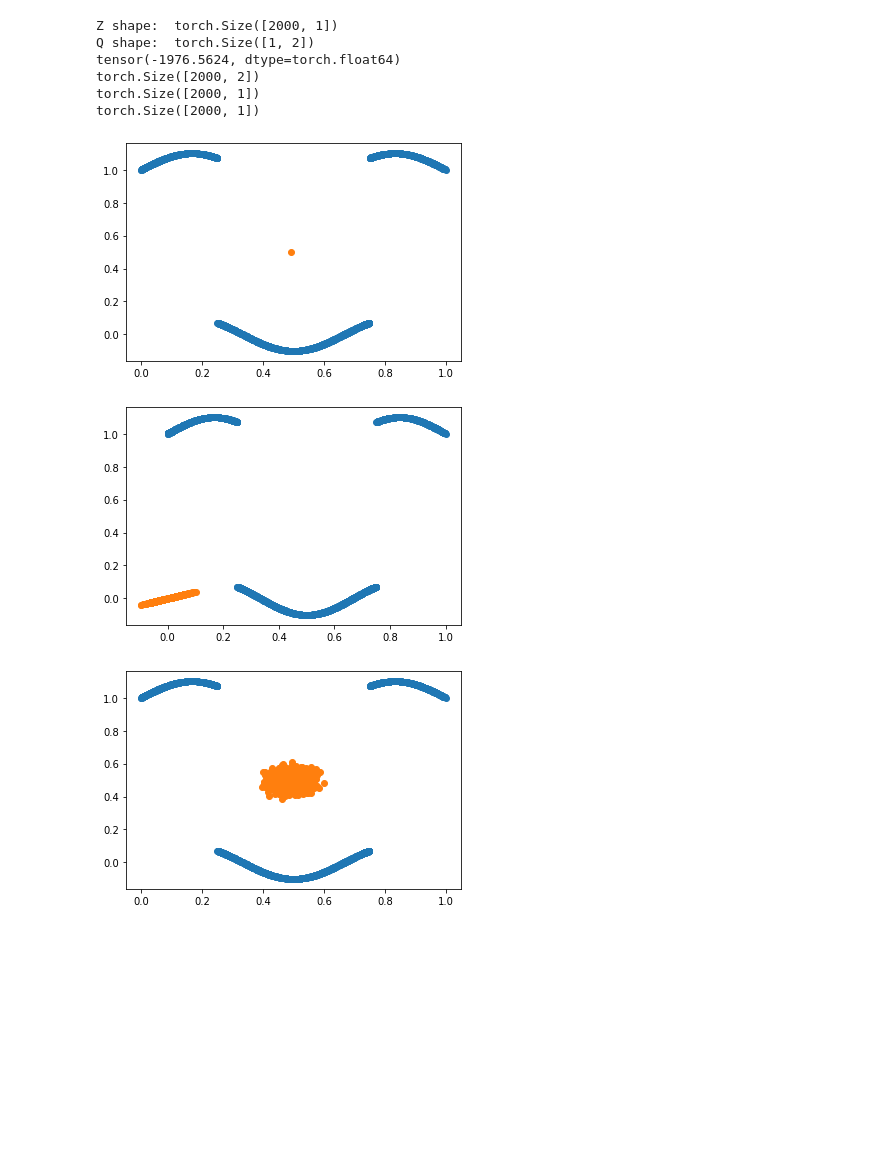
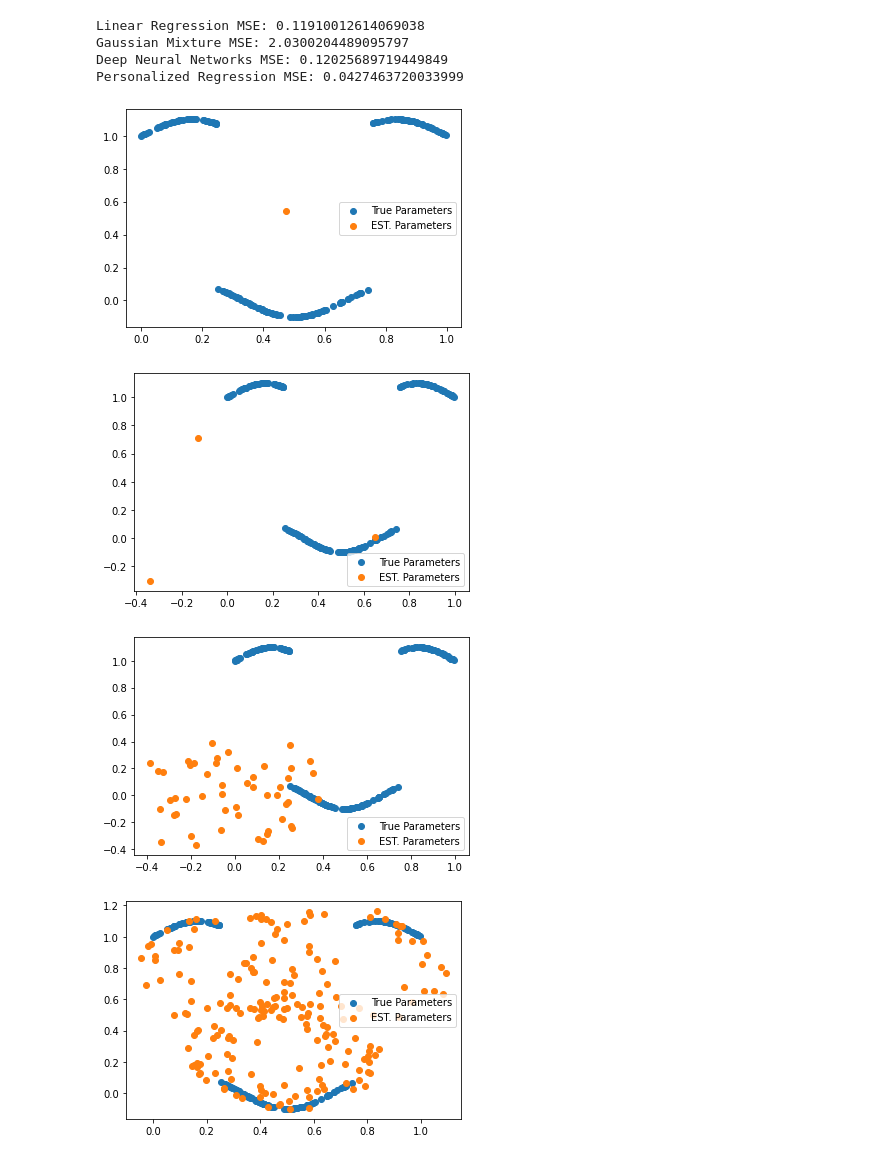
Before and after one commit to ChengyangHuang/Personalized_Regression, a Jupyter notebook: Simulation_Study.ipynb, the cells around one changed output. Cells and saved outputs as stored; diff of their text form; code cells hidden in the pictures; blank space fills up the shorter version.

```diff
--- a/Simulation_Study.ipynb
+++ b/Simulation_Study.ipynb
@@ -123,47 +172,79 @@ class PR():
 # %%
 class Data_Arguments():
-    N_train = int(2500 * 0.8)
-    N_test = int(2500 * 0.2)
+    N_train = 200
+    N_test = 500
     P = 2
     K = 1
     sigma_eps = 0.001
+
 
 class PR_Arguments():
     sigma_theta = 0.001
     learning_rate = 4e-3
     lr_decay = 1-1e-4
-    latent_dim = 1
-    n_epoch = 1
+    latent_dim = 2
+    n_epoch = 2000 #2000
+    theta_regularizer = 0.01
+    distance_regularizer = 0.01
+    phi_regularizer = 0
+
+    n_neighbors = 3
+    log_steps = 100
+    show_logs = False
+
 
 def main():
     args = Data_Arguments()
 
     X_train, y_train, theta_train, U_train  = generate_data(args.N_train, args.P, args.K, args.sigma_eps)
     X_test, y_test, theta_test, U_test = generate_data(args.N_test, args.P, args.K, args.sigma_eps)
 
     dataset_train = (X_train, y_train, theta_train, U_train)
 
     ## Linear Regression
     lr = LinearRegression().fit(X_train, y_train)
+    y_pred_lr = lr.predict(X_test)
+    mse_lr = mean_squared_error(y_test, y_pred_lr)
     theta_lr = np.array(lr.coef_)
     plot_parameters(theta_train, theta_lr)
+
+    ## Other Baseline methods
+    # GMM
+    gmm = GaussianMixture(3, max_iter=100).fit(X_train, y_train)
+    # gmm = BayesianGaussianMixture(3).fit(X_train, y_train)
+    y_pred_gmm = gmm.predict(X_test)
+    mse_gmm = mean_squared_error(y_test, y_pred_gmm)
+    theta_gmm = np.array(gmm.means_)
+    plot_parameters(theta_train, theta_gmm)
+
+    # DNN
+    dnn = MLPRegressor(hidden_layer_sizes=(50,)).fit(X_train, y_train.squeeze())
+    y_pred_dnn = dnn.predict(X_test)
+    mse_dnn = mean_squared_error(y_test, y_pred_dnn)
+    theta_dnn = np.array(dnn.coefs_[0].T)
+    plot_parameters(theta_train, theta_dnn)
 
     ## Personalized Regression
     pr_args = PR_Arguments()
     pr = PR(theta_lr.squeeze(), dataset_train, pr_args)
+    pr.train(pr_args.n_epoch)
+    y_pred_pr = pr.predict(X_test, U_test)
+    mse_pr = mean_squared_error(y_test, y_pred_pr)
     plot_parameters(theta_train, pr.PI)
-    pr.train(pr_args.n_epoch)
 
+    print(f"Linear Regression MSE: {mse_lr}")
+    print(f"Gaussian Mixture MSE: {mse_gmm}")
+    print(f"Deep Neural Networks MSE: {mse_dnn}")
+    print(f"Personalized Regression MSE: {mse_pr}")
 
 if __name__ == "__main__":
     main()
 # %% [output]
-Z shape:  torch.Size([2000, 1])
-Q shape:  torch.Size([1, 2])
-tensor(-1976.5624, dtype=torch.float64)
-torch.Size([2000, 2])
-torch.Size([2000, 1])
-torch.Size([2000, 1])
+Linear Regression MSE: 0.11910012614069038
+Gaussian Mixture MSE: 2.0300204489095797
+Deep Neural Networks MSE: 0.12025689719449849
+Personalized Regression MSE: 0.0427463720033999
-[figure, old version]
+[figure, new version]
-[figure, old version]
+[figure, new version]
-[figure, old version]
+[figure, new version]
+[figure, added]
```
Also changed, not shown: parts of 3 cells of this notebook.
